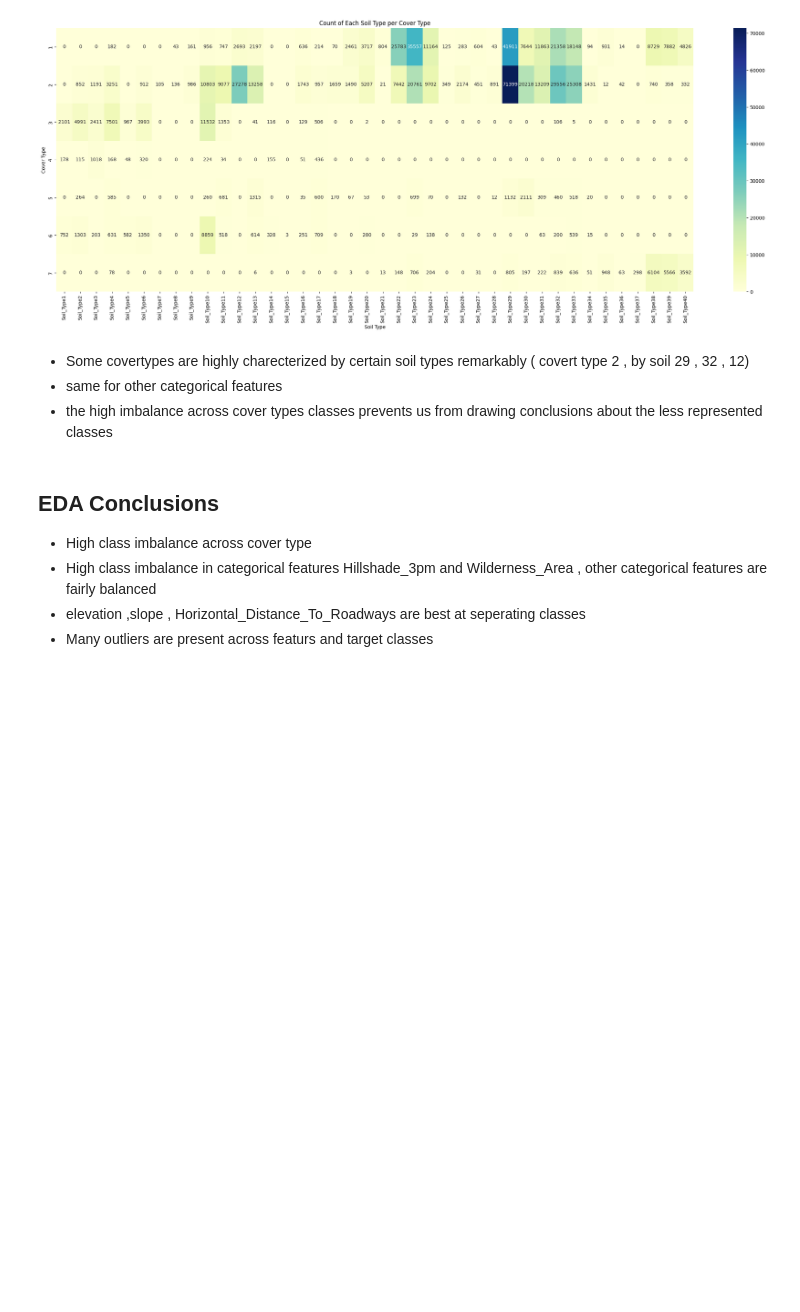
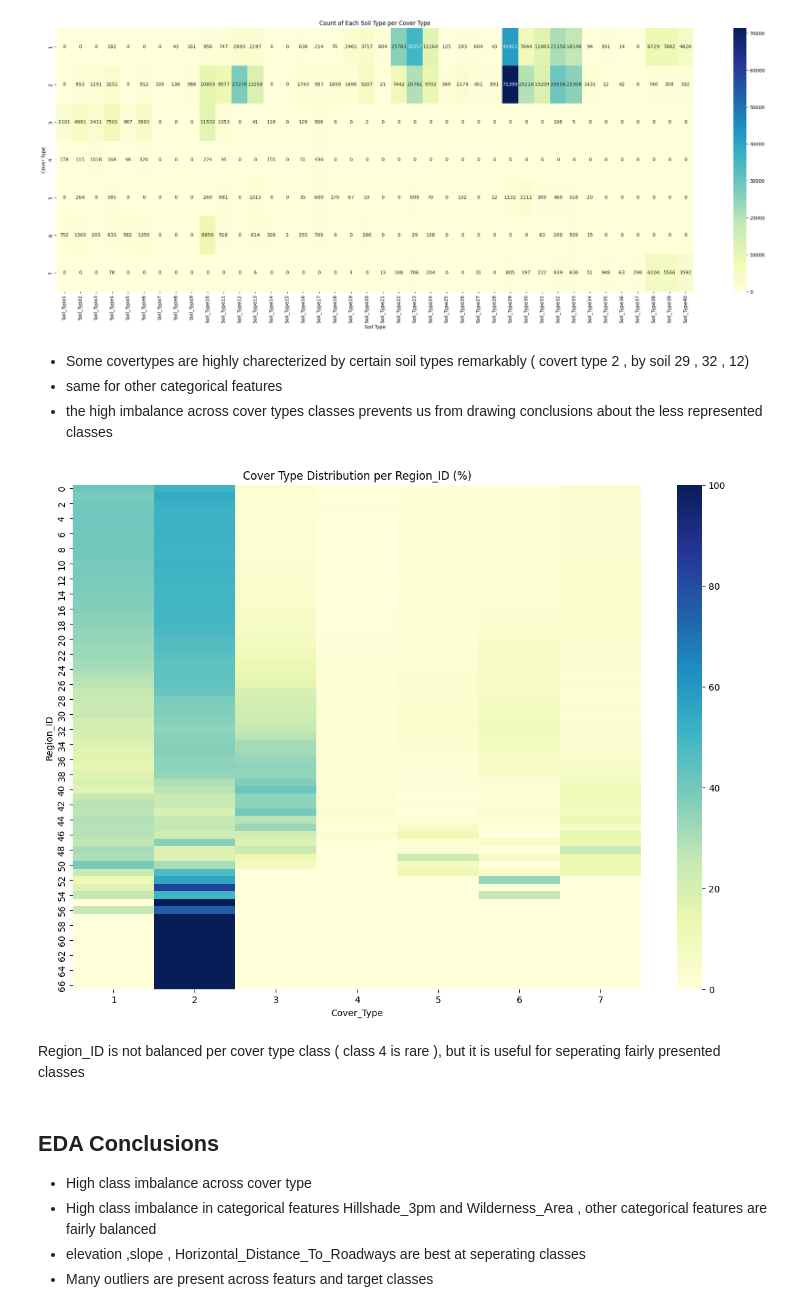
Before and after one commit to hiba-khadir/cover-type-classifcation, a Jupyter notebook: ForestCover.ipynb, the cells around one changed output. Cells and saved outputs as stored; diff of their text form; code cells hidden in the pictures; blank space fills up the shorter version.

```diff
--- a/ForestCover.ipynb
+++ b/ForestCover.ipynb
@@ -337,6 +351,20 @@ plt.show()
 - Some covertypes are highly charecterized by certain soil types remarkably ( covert type 2 , by soil 29 , 32 , 12)
 - same for other categorical features
 - the high imbalance across cover types classes prevents us from drawing conclusions about the less represented classes
+# %%
+# region id
+ct = pd.crosstab(df['Region_ID'], df['Cover_Type'], normalize='index') * 100
+
+plt.figure(figsize=(14, 10))
+sns.heatmap(ct, cmap="YlGnBu", annot=False)
+plt.title("Cover Type Distribution per Region_ID (%)")
+plt.xlabel("Cover_Type")
+plt.ylabel("Region_ID")
+plt.show()
+# %% [output]
+[figure, added]
+# %% [markdown]
+Region_ID  is not balanced per cover type class ( class 4 is rare ), but it is useful for seperating fairly presented classes
 # %% [markdown]
 ## EDA Conclusions
 - High class imbalance across cover type
```
Also changed, not shown: parts of 23 cells of this notebook.
